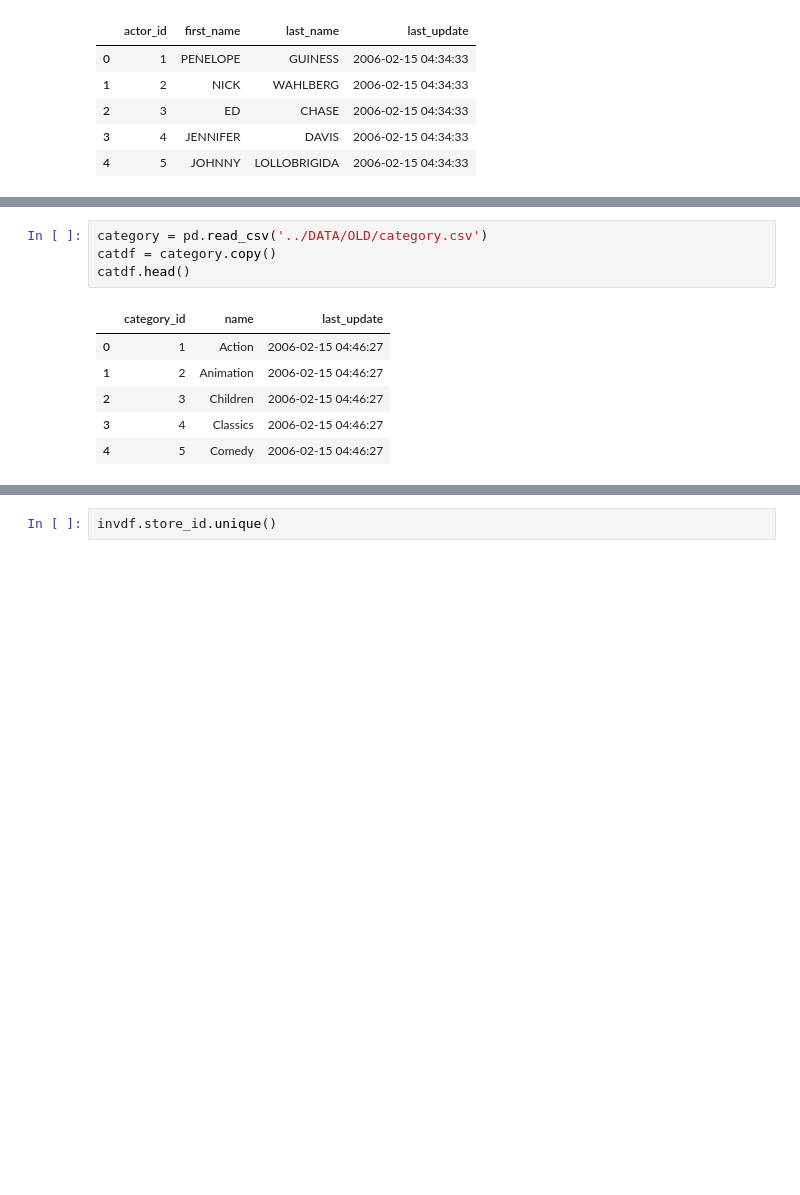
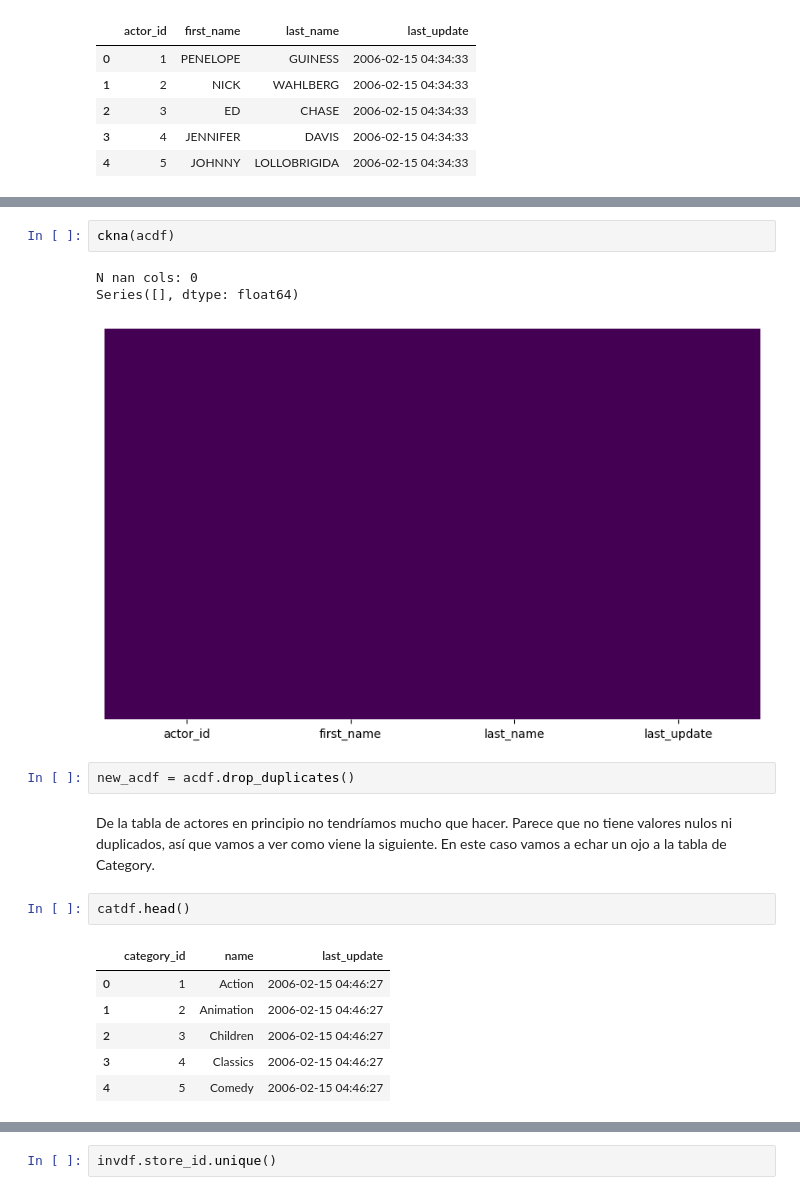
Before and after one commit to LeoBulcsu/8Films_Rental_DataBase, a Jupyter notebook: jn/8Films_Renta_DATACLEANING.ipynb, the cells around one changed output, grey strips where cells are left out. Drawn from its saved outputs; the diff is of its cells as text; blank space fills up the shorter version.

```diff
--- a/jn/8Films_Renta_DATACLEANING.ipynb
+++ b/jn/8Films_Renta_DATACLEANING.ipynb
@@ -28,6 +94,14 @@ acdf.shape
+# %%
+ckna(acdf)
+# %% [output]
+N nan cols: 0
+Series([], dtype: float64)
+[figure, added]
+# %%
+new_acdf = acdf.drop_duplicates()
+# %% [markdown]
+De la tabla de actores en principio no tendríamos mucho que hacer. Parece que no tiene valores nulos ni duplicados, así que vamos a ver como viene la siguiente. En este caso vamos a echar un ojo a la tabla de Category.
 # %%
-category = pd.read_csv('../DATA/OLD/category.csv')
-catdf = category.copy()
 catdf.head()
 # %% [output]
 |  | category_id | name | last_update |
```
Also changed, not shown: parts of 51 cells of this notebook.
